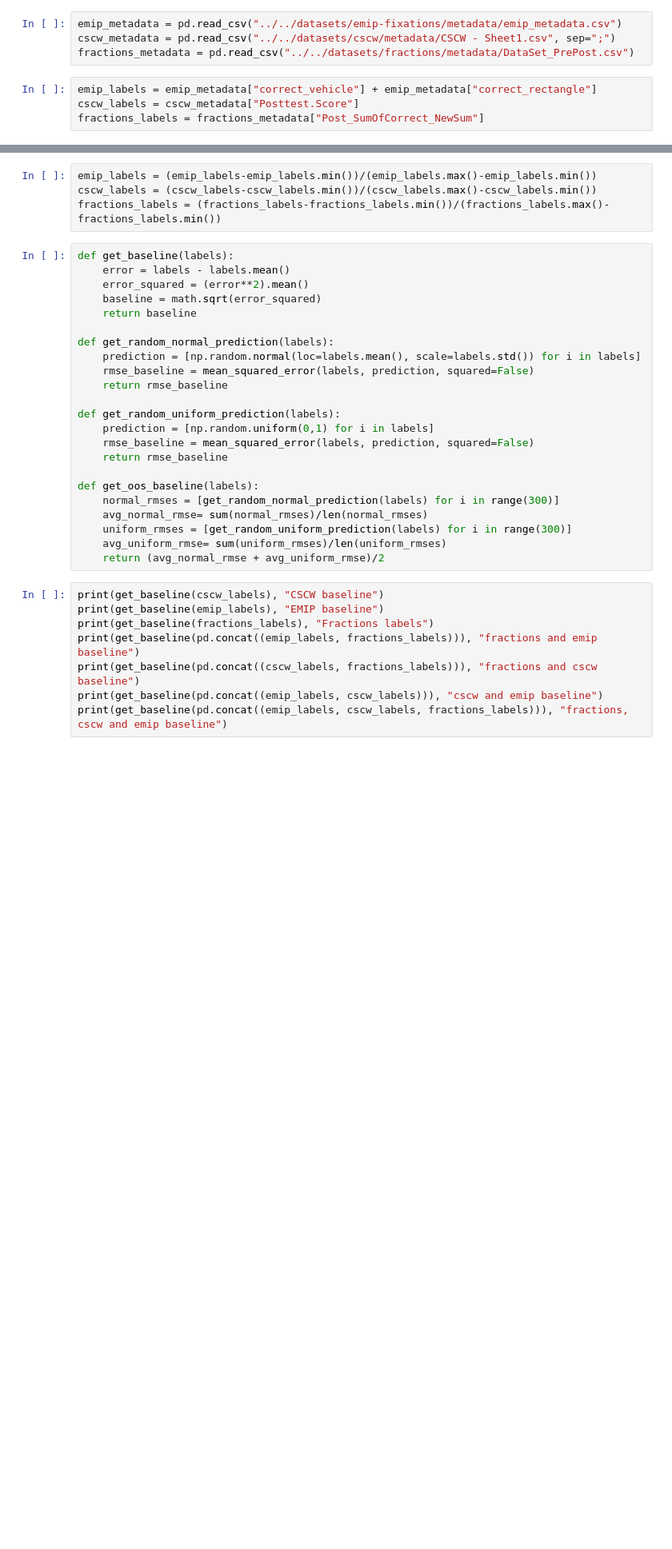
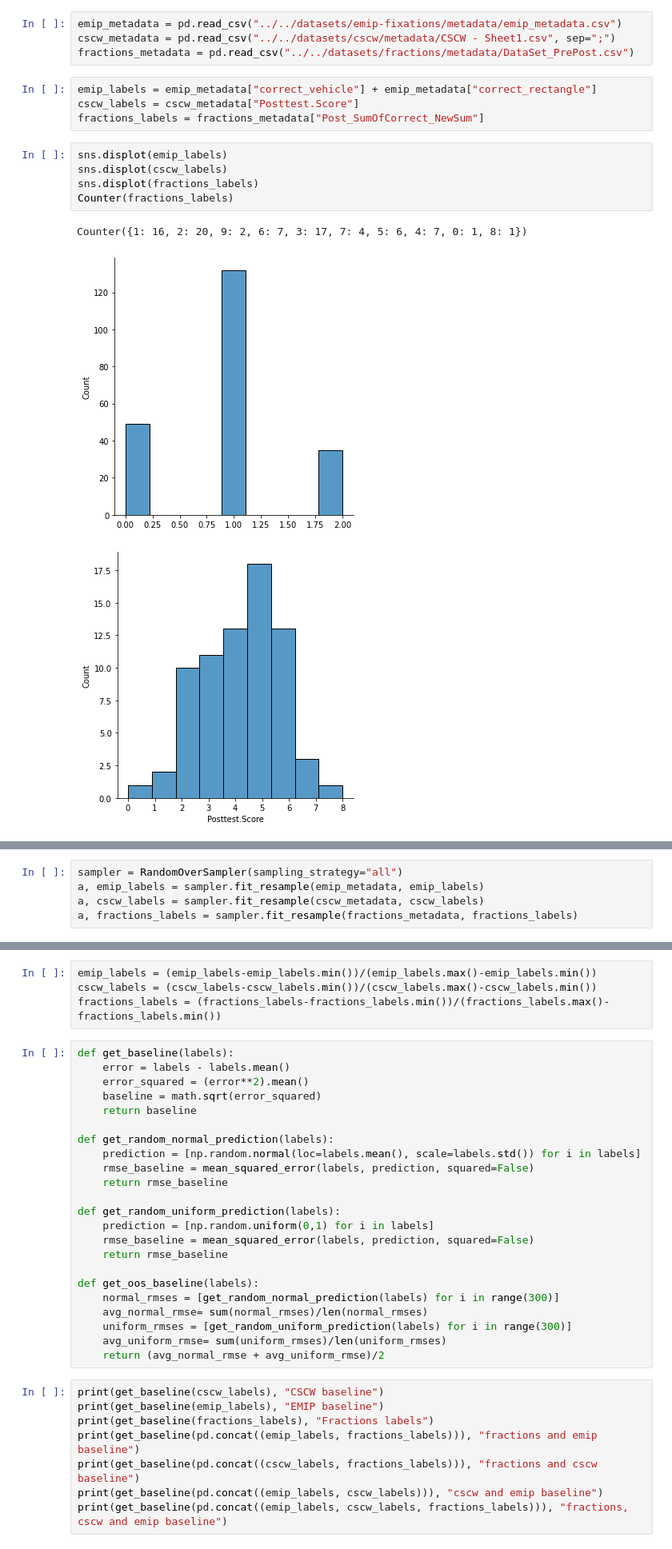
Before and after one commit to s0lvang/ideal-pancake, a Jupyter notebook: misc/notebooks/baselines.ipynb, the cells around one changed output, grey strips where cells are left out. Shown at 80% size. Saved outputs shown, nothing was run; the diff lists cells and outputs as text; blank space fills up the shorter version.

```diff
--- a/misc/notebooks/baselines.ipynb
+++ b/misc/notebooks/baselines.ipynb
@@ -14,3 +16,12 @@ fractions_metadata = pd.read_csv("../../datasets/fractions/metadata/DataSet_PreP
 emip_labels = emip_metadata["correct_vehicle"] + emip_metadata["correct_rectangle"]
 cscw_labels = cscw_metadata["Posttest.Score"]
 fractions_labels = fractions_metadata["Post_SumOfCorrect_NewSum"]
+# %%
+sns.displot(emip_labels)
+sns.displot(cscw_labels)
+sns.displot(fractions_labels)
+Counter(fractions_labels)
+# %% [output]
+Counter({1: 16, 2: 20, 9: 2, 6: 7, 3: 17, 7: 4, 5: 6, 4: 7, 0: 1, 8: 1})
+[figure, added]
+[figure, added]
@@ -16,0 +29,5 @@ fractions_labels = fractions_metadata["Post_SumOfCorrect_NewSum"]
+# %%
+sampler = RandomOverSampler(sampling_strategy="all")
+a, emip_labels = sampler.fit_resample(emip_metadata, emip_labels)
+a, cscw_labels = sampler.fit_resample(cscw_metadata, cscw_labels)
+a, fractions_labels = sampler.fit_resample(fractions_metadata, fractions_labels)
```
Also changed, not shown: parts of 7 cells of this notebook, 1 other file.
